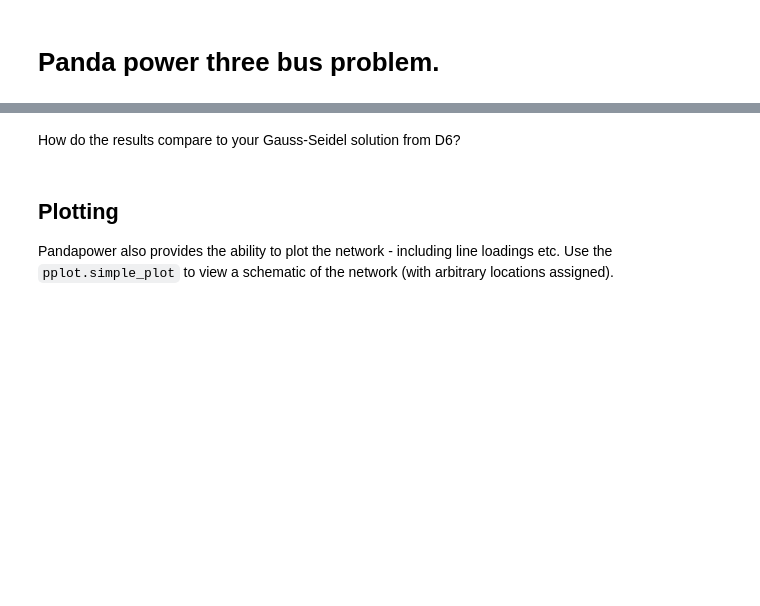
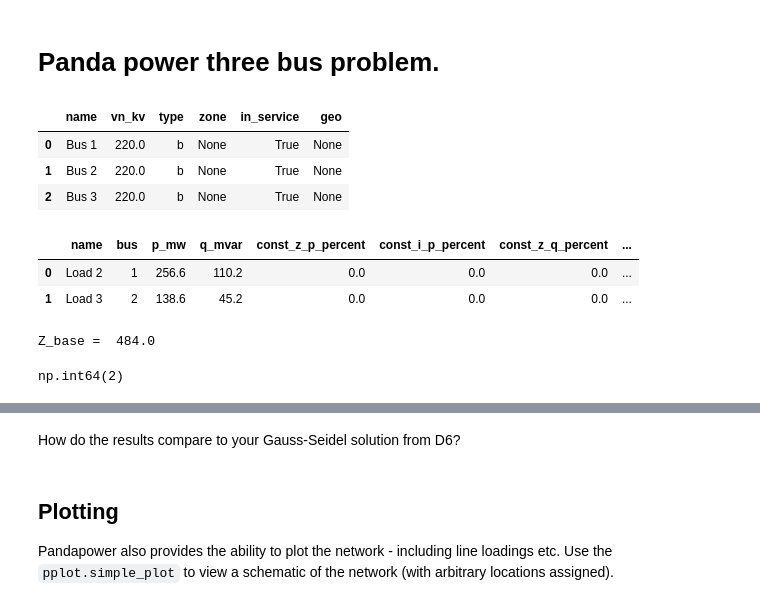
Before and after one commit to aidanleonard-ox/InfrastructureStarter, a Jupyter notebook: StarterNotebooks/D08_S01b_pandapower_ThreeBus.ipynb, the cells around one changed output, grey strips where cells are left out. Drawn from its saved outputs; the diff is of its cells as text; code cells hidden in the pictures; blank space fills up the shorter version.

```diff
--- a/StarterNotebooks/D08_S01b_pandapower_ThreeBus.ipynb
+++ b/StarterNotebooks/D08_S01b_pandapower_ThreeBus.ipynb
@@ -10,14 +10,20 @@ net = pp.create_empty_network()
 # %%
 # Create 3 buses, b1,b2,b3
 # https://pandapower.readthedocs.io/en/stable/elements/bus.html
 V_nom_kV = 220
 
 b1 = pp.create_bus(net, vn_kv=V_nom_kV,  name="Bus 1")
-b2 = # TODO
+b2 = pp.create_bus(net, vn_kv=V_nom_kV, name="Bus 2")
+b3 = pp.create_bus(net, vn_kv=V_nom_kV, name="Bus 3")
 
 
 # inspect the bus objects
 net.bus
+# %% [output]
+|  | name | vn_kv | type | zone | in_service | geo |
+| 0 | Bus 1 | 220.0 | b | None | True | None |
+| 1 | Bus 2 | 220.0 | b | None | True | None |
+| 2 | Bus 3 | 220.0 | b | None | True | None |
 # %%
 ###### create bus elements
 
@@ -33,15 +39,20 @@ pp.create_ext_grid(net, bus=b1, vm_pu=1.05, name="Swing bus")
 # Create a load bus, P=256.6MW, Q=110.2 Mvar
 # https://pandapower.readthedocs.io/en/stable/elements/load.html
 # TODO
-
+pp.create_load(net, bus=b2, p_mw=256.6, q_mvar=110.2, name="Load 2")
 
 # BUS 3
 # Create a load bus, P=138.6MW, Q=45.2 Mvar
 # https://pandapower.readthedocs.io/en/stable/elements/load.html
 # TODO
+pp.create_load(net, bus=b3, p_mw=138.6, q_mvar=45.2, name="Load 3")
 
 # inspect the load objects
 net.load
+# %% [output]
+|  | name | bus | p_mw | q_mvar | const_z_p_percent | const_i_p_percent | const_z_q_percent | ... |
+| 0 | Load 2 | 1 | 256.6 | 110.2 | 0.0 | 0.0 | 0.0 | ... |
+| 1 | Load 3 | 2 | 138.6 | 45.2 | 0.0 | 0.0 | 0.0 | ... |
 # %%
 ## Create lines
 #https://pandapower.readthedocs.io/en/stable/elements/line.html
@@ -61,10 +72,16 @@ pp.create_line_from_parameters(
 
 # Line 2-3 0.0125+j0.025
 # TODO
-
+pp.create_line_from_parameters(net, from_bus=b2, to_bus=b3, length_km=Z_base,
+    r_ohm_per_km=0.0125, x_ohm_per_km=0.025, c_nf_per_km=1e-9, max_i_ka=1000)
 
 # Line 1-3 0.01+j0.03
 # TODO
+pp.create_line_from_parameters(net, from_bus=b1, to_bus=b3, length_km=Z_base,
+    r_ohm_per_km=0.01, x_ohm_per_km=0.03, c_nf_per_km=1e-9, max_i_ka=1000)
+# %% [output]
+Z_base =  484.0
+np.int64(2)
 # %%
 # inspect the line objects
 net.line
```
Also changed, not shown: parts of 5 cells of this notebook, 7 other files.
